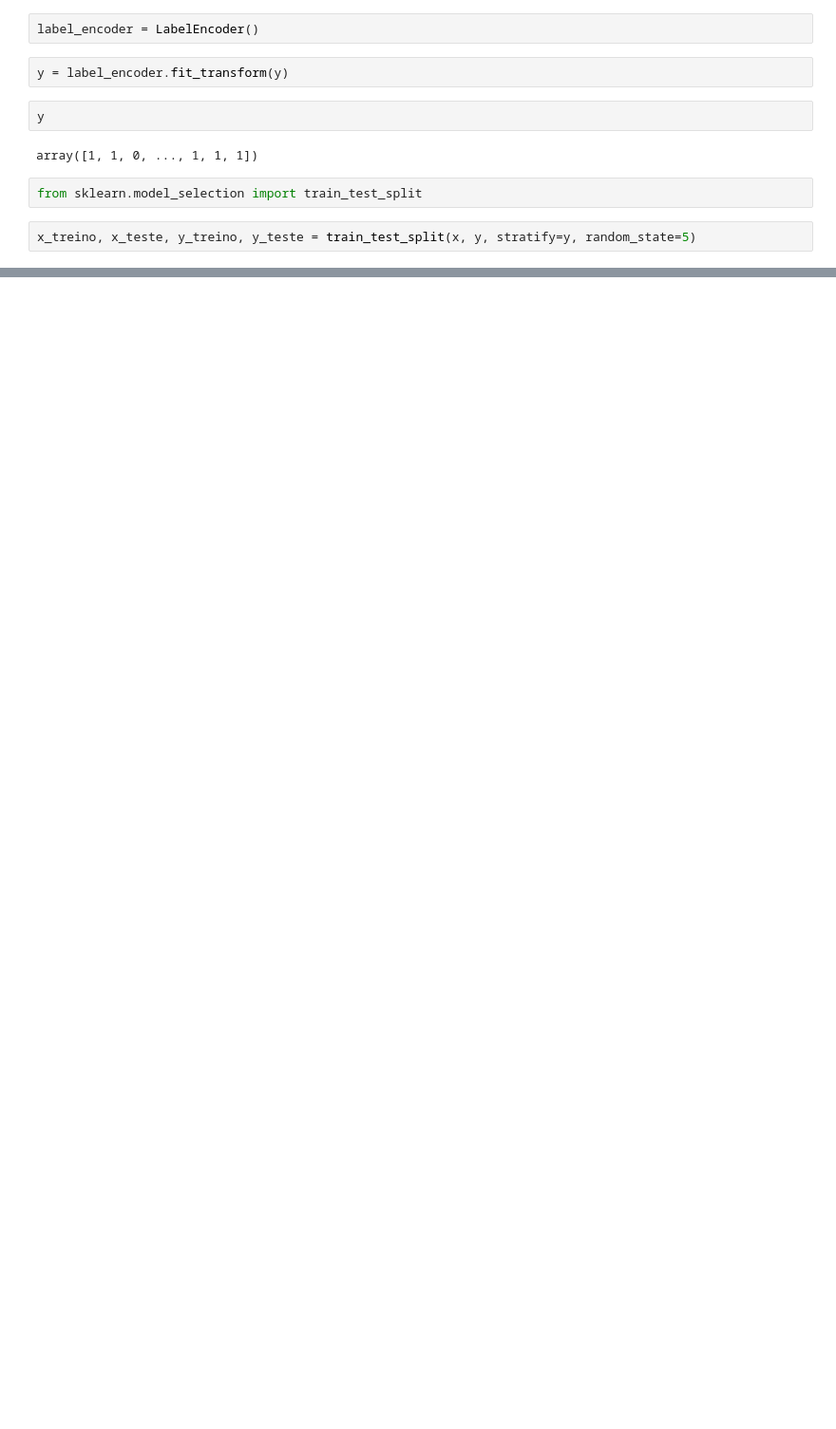
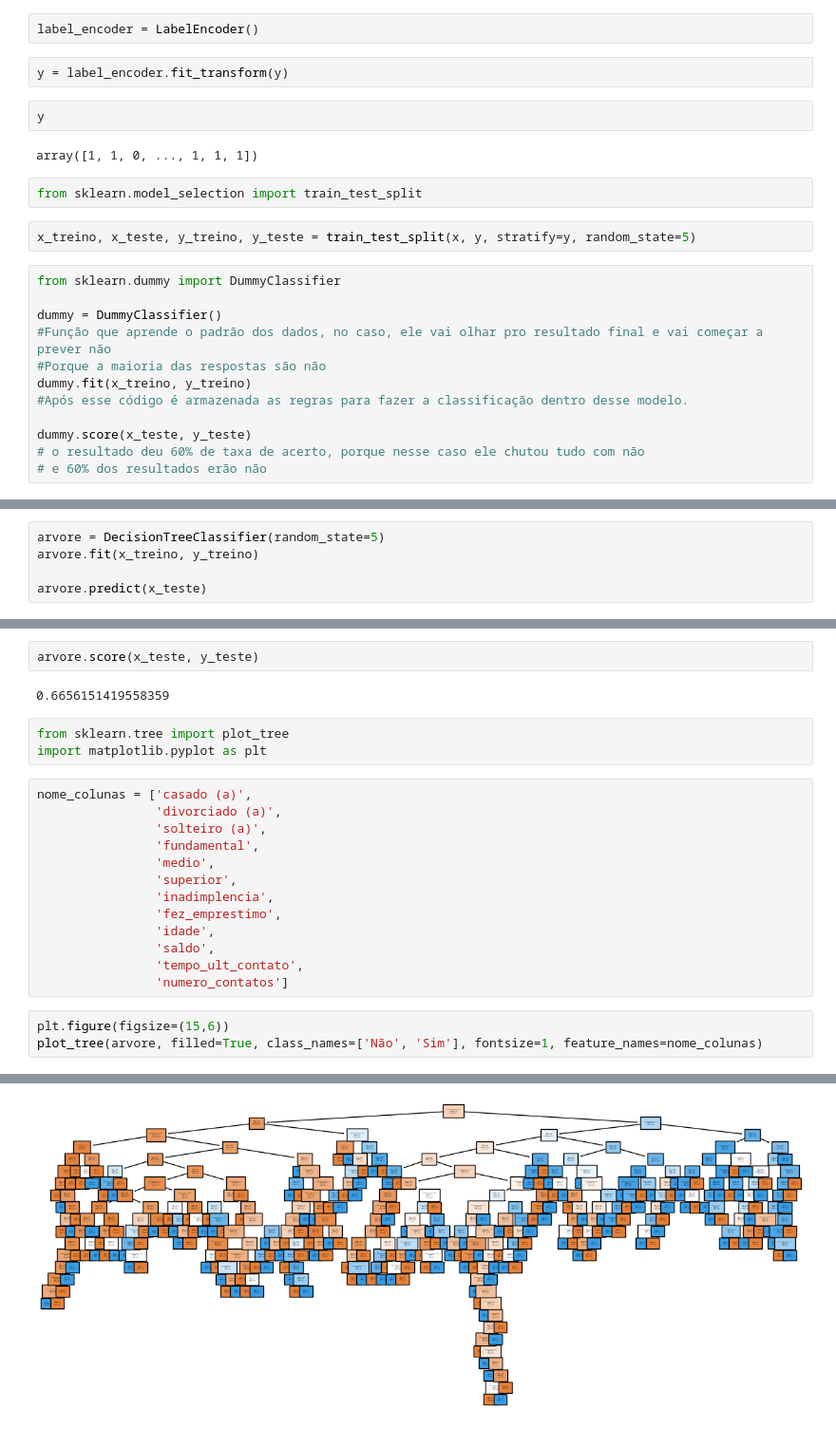
Before and after one commit to 01IgorNascimento/Algoritmo-ML-de-classifica-o, a Jupyter notebook: Primeira Classificacao.ipynb, the cells around one changed output, grey strips where cells are left out. Shown: that part at 95% size. Cells and saved outputs as stored; diff of their text form; blank space fills up the shorter version.

Commit message:
Criando dummy classifier a arvore de decisão

```diff
--- a/Primeira Classificacao.ipynb
+++ b/Primeira Classificacao.ipynb
@@ -126,3 +126,15 @@ array([1, 1, 0, ..., 1, 1, 1])
 from sklearn.model_selection import train_test_split
 # %%
 x_treino, x_teste, y_treino, y_teste = train_test_split(x, y, stratify=y, random_state=5)
+# %%
+from sklearn.dummy import DummyClassifier
+
+dummy = DummyClassifier()
+#Função que aprende o padrão dos dados, no caso, ele vai olhar pro resultado final e vai começar a prever não
+#Porque a maioria das respostas são não
+dummy.fit(x_treino, y_treino)
+#Após esse código é armazenada as regras para fazer a classificação dentro desse modelo.
+
+dummy.score(x_teste, y_teste)
+# o resultado deu 60% de taxa de acerto, porque nesse caso ele chutou tudo com não
+# e 60% dos resultados erão não
@@ -128,0 +145,5 @@ x_treino, x_teste, y_treino, y_teste = train_test_split(x, y, stratify=y, random
+# %%
+arvore = DecisionTreeClassifier(random_state=5)
+arvore.fit(x_treino, y_treino)
+
+arvore.predict(x_teste)
@@ -128,0 +166,24 @@ x_treino, x_teste, y_treino, y_teste = train_test_split(x, y, stratify=y, random
+# %%
+arvore.score(x_teste, y_teste)
+# %% [output]
+0.6656151419558359
+# %%
+from sklearn.tree import plot_tree
+import matplotlib.pyplot as plt
+# %%
+nome_colunas = ['casado (a)',
+                'divorciado (a)',
+                'solteiro (a)',
+                'fundamental',
+                'medio',
+                'superior',
+                'inadimplencia',
+                'fez_emprestimo',
+                'idade',
+                'saldo',
+                'tempo_ult_contato',
+                'numero_contatos']
+# %%
+plt.figure(figsize=(15,6))
+plot_tree(arvore, filled=True, class_names=['Não', 'Sim'], fontsize=1, feature_names=nome_colunas)
+# %% [output]
@@ -128,0 +207 @@ x_treino, x_teste, y_treino, y_teste = train_test_split(x, y, stratify=y, random
+[figure, added]
```
Also changed, not shown: parts of 12 cells of this notebook.
